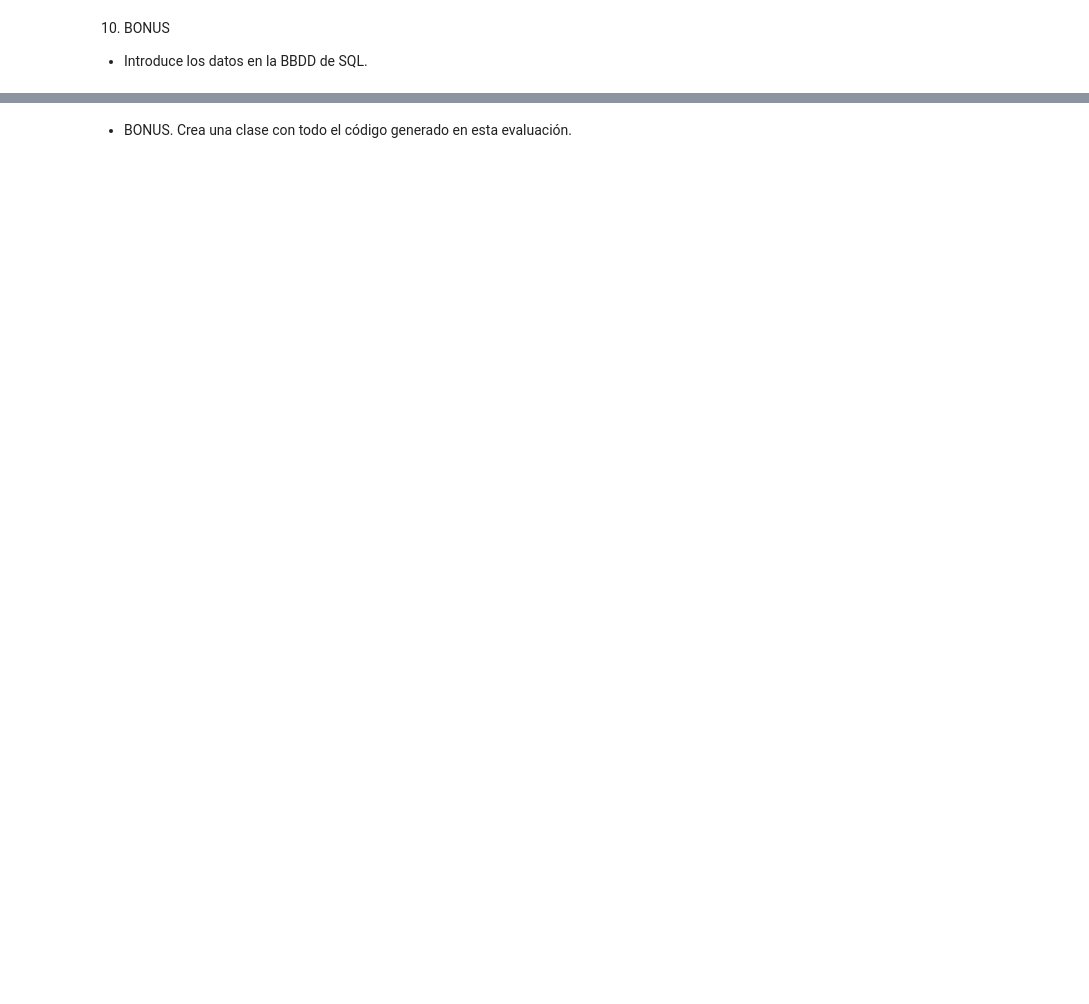
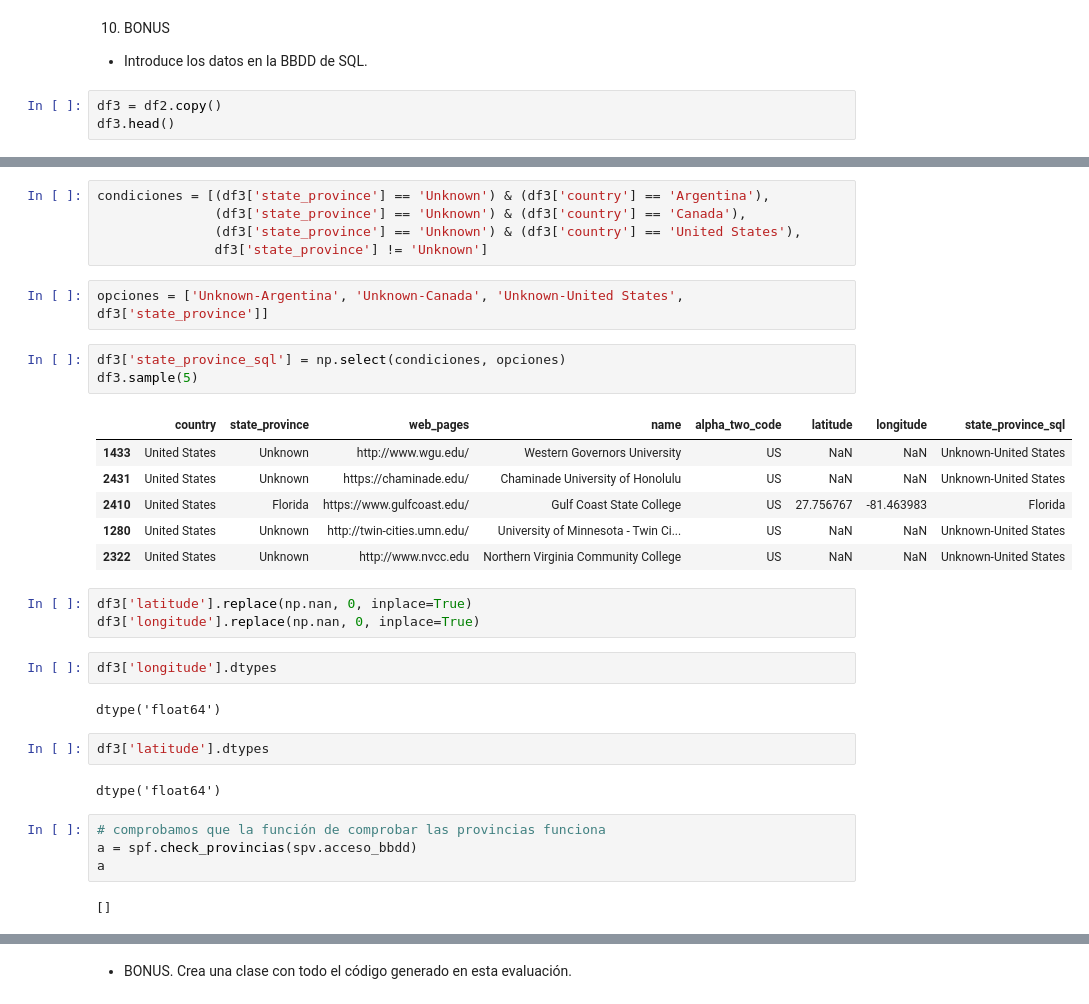
Before and after one commit to MaitaneP/adalab-da-evaluacion-modulo2-sprint2-MaitanePortilla, a Jupyter notebook: notebook/evaluacion-mod-2-sprint-2.ipynb, the cells around one changed output, grey strips where cells are left out. Drawn from its saved outputs; the diff is of its cells as text; blank space fills up the shorter version.

```diff
--- a/notebook/evaluacion-mod-2-sprint-2.ipynb
+++ b/notebook/evaluacion-mod-2-sprint-2.ipynb
@@ -715,3 +737,6 @@ spf.crear_insertar_tabla2(spv.acceso_bbdd, spv.tabla_universidades)
 # %% [markdown]
 10. BONUS
 - Introduce los datos en la BBDD de SQL.
+# %%
+df3 = df2.copy()
+df3.head()
@@ -717,0 +750,34 @@ spf.crear_insertar_tabla2(spv.acceso_bbdd, spv.tabla_universidades)
+# %%
+condiciones = [(df3['state_province'] == 'Unknown') & (df3['country'] == 'Argentina'),
+               (df3['state_province'] == 'Unknown') & (df3['country'] == 'Canada'),
+               (df3['state_province'] == 'Unknown') & (df3['country'] == 'United States'),
+               df3['state_province'] != 'Unknown']
+# %%
+opciones = ['Unknown-Argentina', 'Unknown-Canada', 'Unknown-United States', df3['state_province']]
+# %%
+df3['state_province_sql'] = np.select(condiciones, opciones)
+df3.sample(5)
+# %% [output]
+|  | country | state_province | web_pages | name | alpha_two_code | latitude | longitude | state_province_sql |
+| 1433 | United States | Unknown | http://www.wgu.edu/ | Western Governors University | US | NaN | NaN | Unknown-United States |
+| 2431 | United States | Unknown | https://chaminade.edu/ | Chaminade University of Honolulu | US | NaN | NaN | Unknown-United States |
+| 2410 | United States | Florida | https://www.gulfcoast.edu/ | Gulf Coast State College | US | 27.756767 | -81.463983 | Florida |
+| 1280 | United States | Unknown | http://twin-cities.umn.edu/ | University of Minnesota - Twin Ci... | US | NaN | NaN | Unknown-United States |
+| 2322 | United States | Unknown | http://www.nvcc.edu | Northern Virginia Community College | US | NaN | NaN | Unknown-United States |
+# %%
+df3['latitude'].replace(np.nan, 0, inplace=True)
+df3['longitude'].replace(np.nan, 0, inplace=True)
+# %%
+df3['longitude'].dtypes
+# %% [output]
+dtype('float64')
+# %%
+df3['latitude'].dtypes
+# %% [output]
+dtype('float64')
+# %%
+# comprobamos que la función de comprobar las provincias funciona
+a = spf.check_provincias(spv.acceso_bbdd)
+a
+# %% [output]
+[]
```
Also changed, not shown: parts of 32 cells of this notebook, 16 other files.
